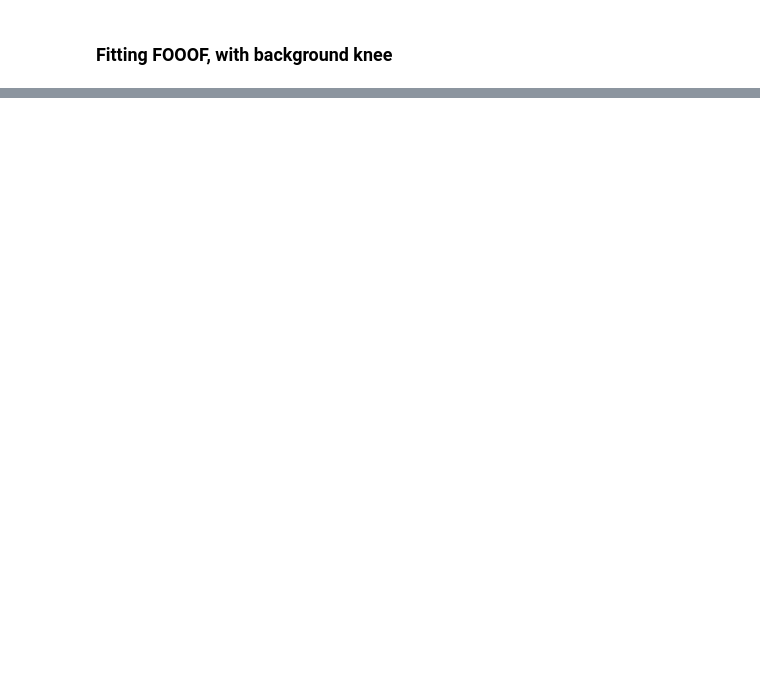
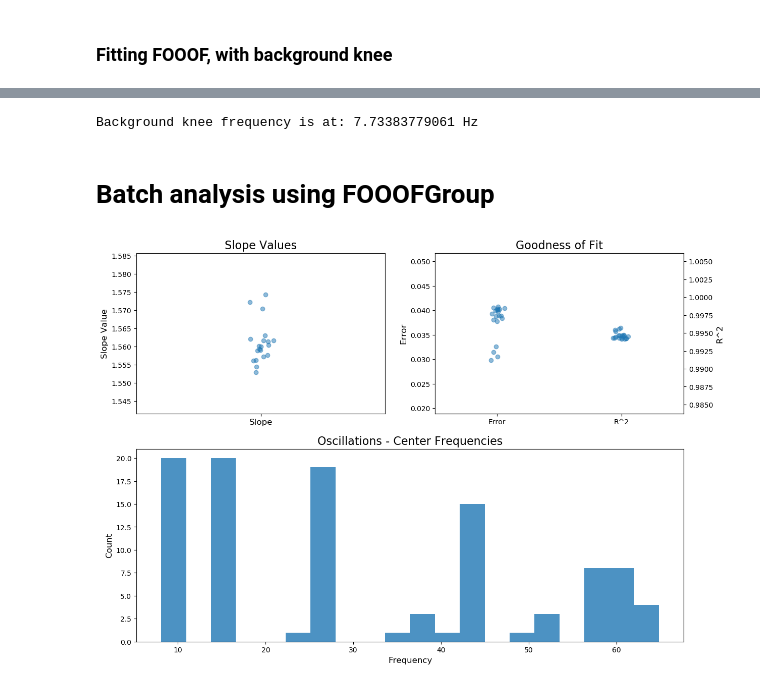
Before and after one commit to fooof-tools/fooof, a Jupyter notebook: tutorial/FOOOF_Tutorial.ipynb, the cells around one changed output, grey strips where cells are left out. Cells and saved outputs as stored; diff of their text form; code cells hidden in the pictures; blank space fills up the shorter version.

```diff
--- a/tutorial/FOOOF_Tutorial.ipynb
+++ b/tutorial/FOOOF_Tutorial.ipynb
@@ -333,0 +348,25 @@ fm.model(freqs, psd, [2, 60], plt_log=True)
+# %%
+bg_params, osc_params, r_squared, fit_error = fm.get_results()
+knee_freq = bg_params[1]**(1/bg_params[2])
+print('Background knee frequency is at:', knee_freq, 'Hz')
+# %% [output]
+Background knee frequency is at: 7.73383779061 Hz
+# %% [markdown]
+# Batch analysis using FOOOFGroup
+# %%
+from fooof import FOOOFGroup
+
+# create a batch of PSDs by adding some noise to the above PSD
+n_psds=20
+PSDs = np.zeros((n_psds, len(psd)))
+for i in range(n_psds):
+    PSDs[i,:] = psd + np.abs(np.random.normal(scale=20, size=len(psd)))
+
+# fit the entire group
+fms = FOOOFGroup(verbose=False)
+fms.fit_group(freqs,PSDs, freq_range=(2,100))
+# %%
+# plot aggregate result of FOOOFs
+fms.plot()
+# %% [output]
+[figure, added]
```
Also changed, not shown: parts of 9 cells of this notebook.
